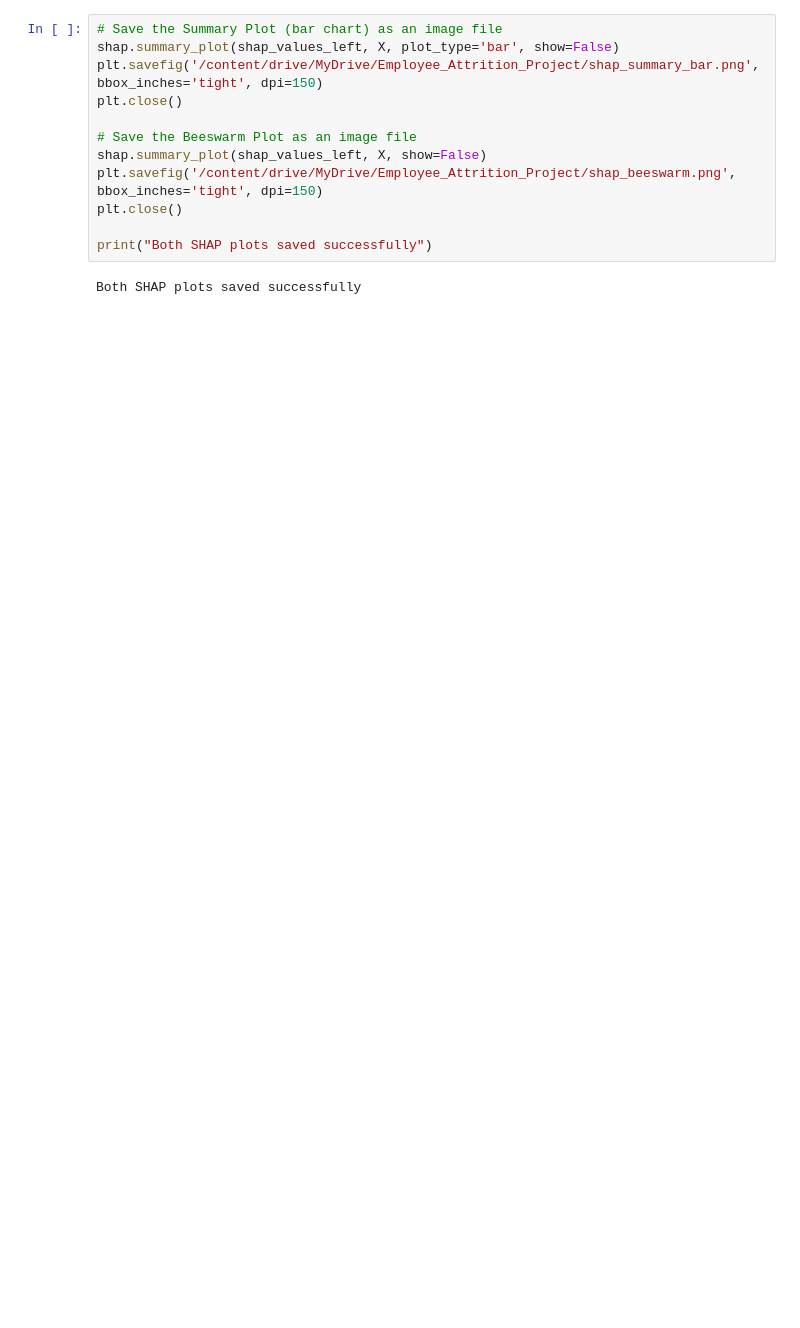
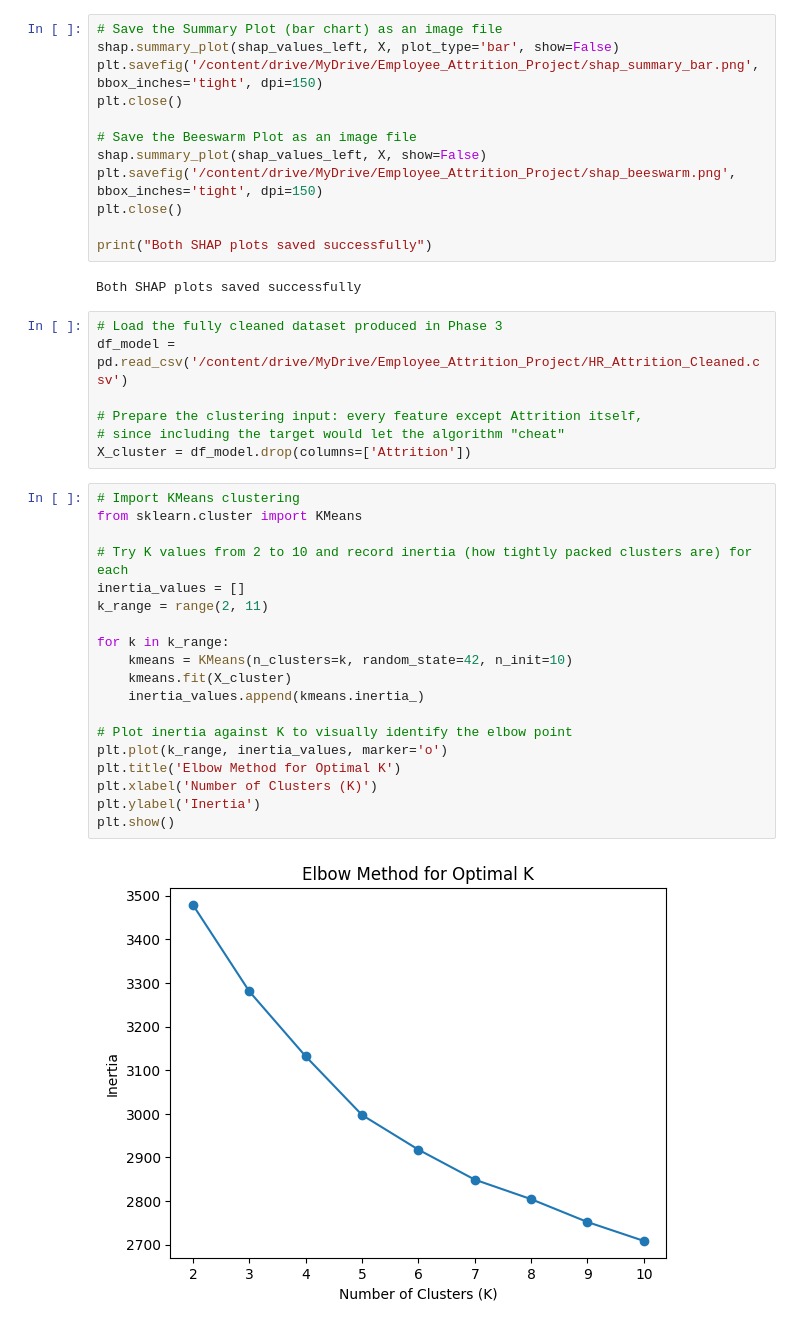
Before and after one commit to zainaahamed-work/Employee-Attrition-Analytics-XAI, a Jupyter notebook: Employee_Attrition_Project.ipynb, the cells around one changed output. Cells and saved outputs as stored; diff of their text form; blank space fills up the shorter version.

Commit message:
Phase 7 - K-Means clustering complete

```diff
--- a/Employee_Attrition_Project.ipynb
+++ b/Employee_Attrition_Project.ipynb
@@ -485,3 +486,31 @@ plt.close()
 print("Both SHAP plots saved successfully")
 # %% [output]
 Both SHAP plots saved successfully
+# %%
+# Load the fully cleaned dataset produced in Phase 3
+df_model = pd.read_csv('/content/drive/MyDrive/Employee_Attrition_Project/HR_Attrition_Cleaned.csv')
+
+# Prepare the clustering input: every feature except Attrition itself,
+# since including the target would let the algorithm "cheat"
+X_cluster = df_model.drop(columns=['Attrition'])
+# %%
+# Import KMeans clustering
+from sklearn.cluster import KMeans
+
+# Try K values from 2 to 10 and record inertia (how tightly packed clusters are) for each
+inertia_values = []
+k_range = range(2, 11)
+
+for k in k_range:
+    kmeans = KMeans(n_clusters=k, random_state=42, n_init=10)
+    kmeans.fit(X_cluster)
+    inertia_values.append(kmeans.inertia_)
+
+# Plot inertia against K to visually identify the elbow point
+plt.plot(k_range, inertia_values, marker='o')
+plt.title('Elbow Method for Optimal K')
+plt.xlabel('Number of Clusters (K)')
+plt.ylabel('Inertia')
+plt.show()
+# %% [output]
+[figure, added]
```
Also changed, not shown: parts of 6 cells of this notebook.
